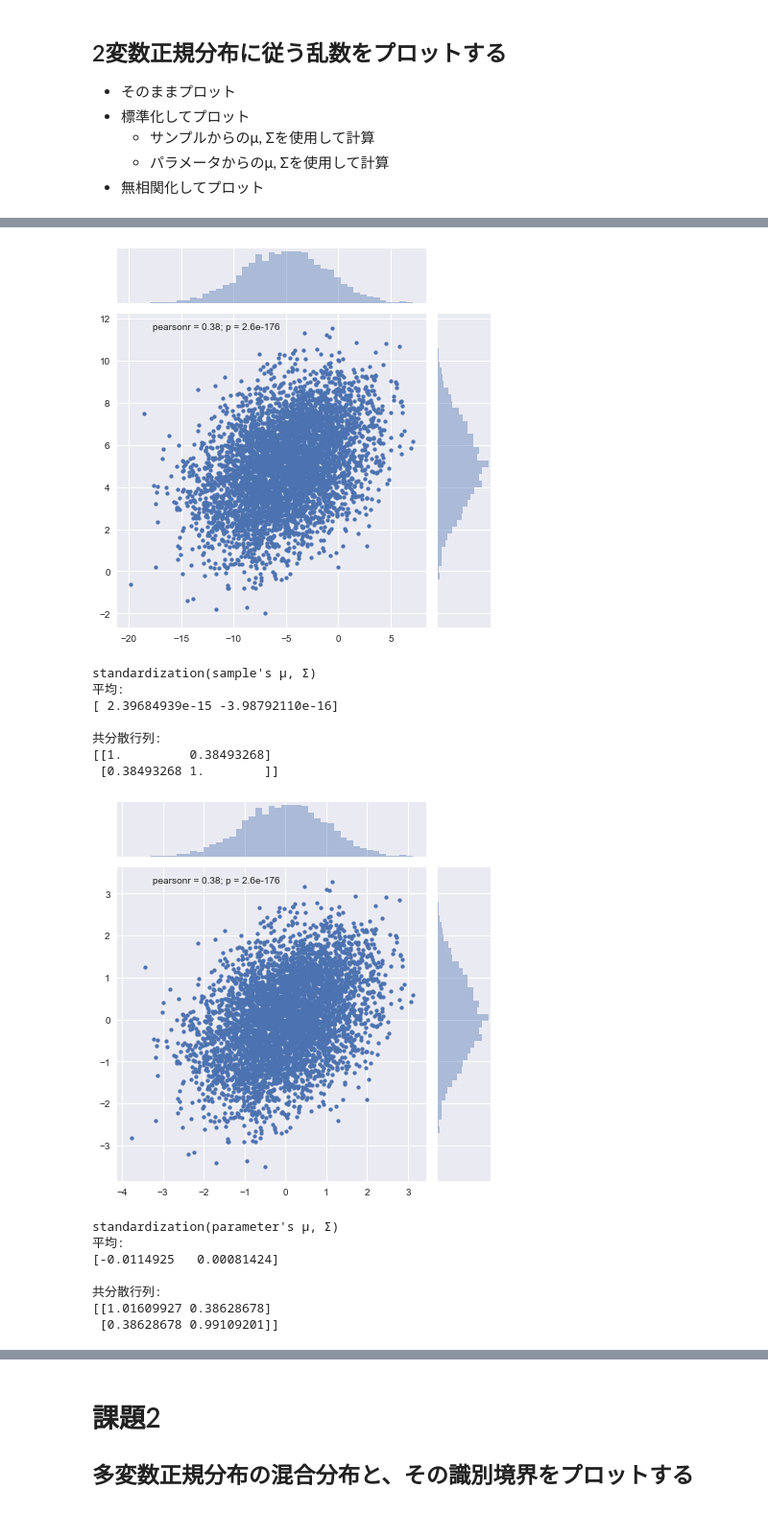
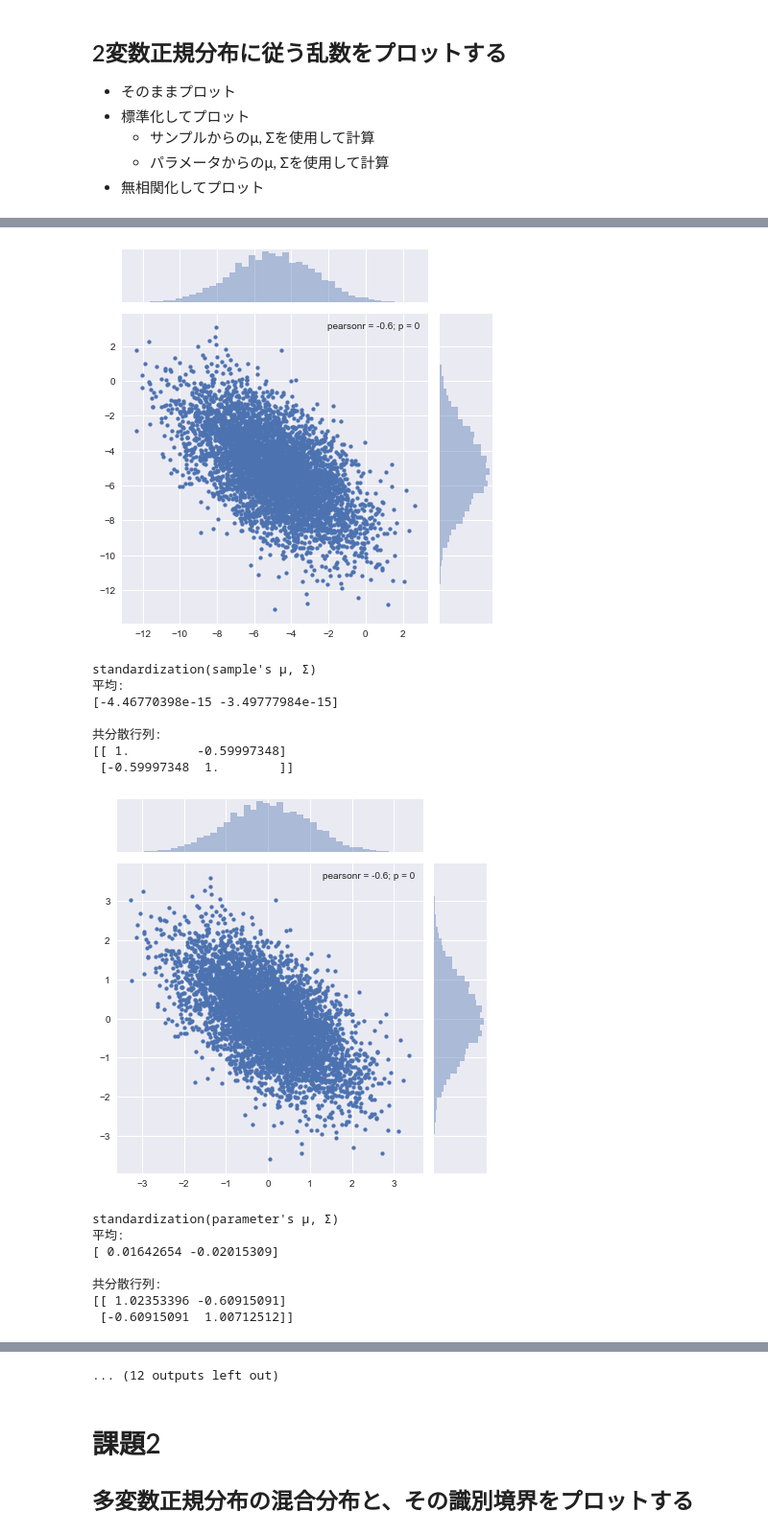
Before and after one commit to fukakeng/MlProgrammingStudy, a Jupyter notebook: hazipata/11_29_homework.ipynb, the cells around one changed output, grey strips where cells are left out. Shown: that part at 96% size. Cells and saved outputs as stored; diff of their text form; code cells hidden in the pictures.

```diff
--- a/hazipata/11_29_homework.ipynb
+++ b/hazipata/11_29_homework.ipynb
@@ -50,12 +50,30 @@ methods = {'original': None,
            'standardization(sample\'s μ, Σ)': standardize,
            'standardization(parameter\'s μ, Σ)': standardize,
            'decorrelation': decorrelate}
-# %%
-mean = np.array([-5, 5])
-sigma = np.array([[15, 3], [3, 4]])
-data = np.random.multivariate_normal(mean, sigma, 5000)
+# %%
+def create_data():
+    mean = np.array([-5, -5])
+    sigma = np.array([[5, -3], [-3, 5]])
+    sample = np.random.multivariate_normal(mean, sigma, 5000)
+    data1 = {'mean': mean, 'sigma': sigma, 'sample': sample}
+
+    mean = np.array([0, 0])
+    sigma = np.array([[15, 3], [3, 4]])
+    sample = np.random.multivariate_normal(mean, sigma, 5000)
+    data2 = {'mean': mean, 'sigma': sigma, 'sample': sample}
+
+    mean = np.array([5, 5])
+    sigma = np.array([[4, 10], [10, 15]])
+    sample = np.random.multivariate_normal(mean, sigma, 5000)
+    data3 = {'mean': mean, 'sigma': sigma, 'sample': sample}
+
+    return np.array([data1, data2, data3])
 # %%
-for title, method in methods.items():
-    transformed_data = transform(data, title, method, mean, sigma)
-    plot_data(transformed_data, title)
+data = create_data()
+
+for i in data:
+    print(i)
+    for title, method in methods.items():
+        transformed_data = transform(i['sample'], title, method, i['mean'], i['sigma'])
+        plot_data(transformed_data, title)
 # %% [output]
@@ -69,16 +95,16 @@ original
-[figure, old version]
+[figure, new version]
 standardization(sample's μ, Σ)
 平均:
-[ 2.39684939e-15 -3.98792110e-16]
+[-4.46770398e-15 -3.49777984e-15]
 
 共分散行列:
-[[1.         0.38493268]
- [0.38493268 1.        ]]
+[[ 1.         -0.59997348]
+ [-0.59997348  1.        ]]
-[figure, old version]
+[figure, new version]
 standardization(parameter's μ, Σ)
 平均:
-[-0.0114925   0.00081424]
+[ 0.01642654 -0.02015309]
 
 共分散行列:
-[[1.01609927 0.38628678]
- [0.38628678 0.99109201]]
+[[ 1.02353396 -0.60915091]
+ [-0.60915091  1.00712512]]
@@ -94,3 +144,4 @@ decorrelation
+... (12 outputs left out)
 # %% [markdown]
 # 課題2
 ## 多変数正規分布の混合分布と、その識別境界をプロットする
```
Also changed, not shown: parts of 7 cells of this notebook.
